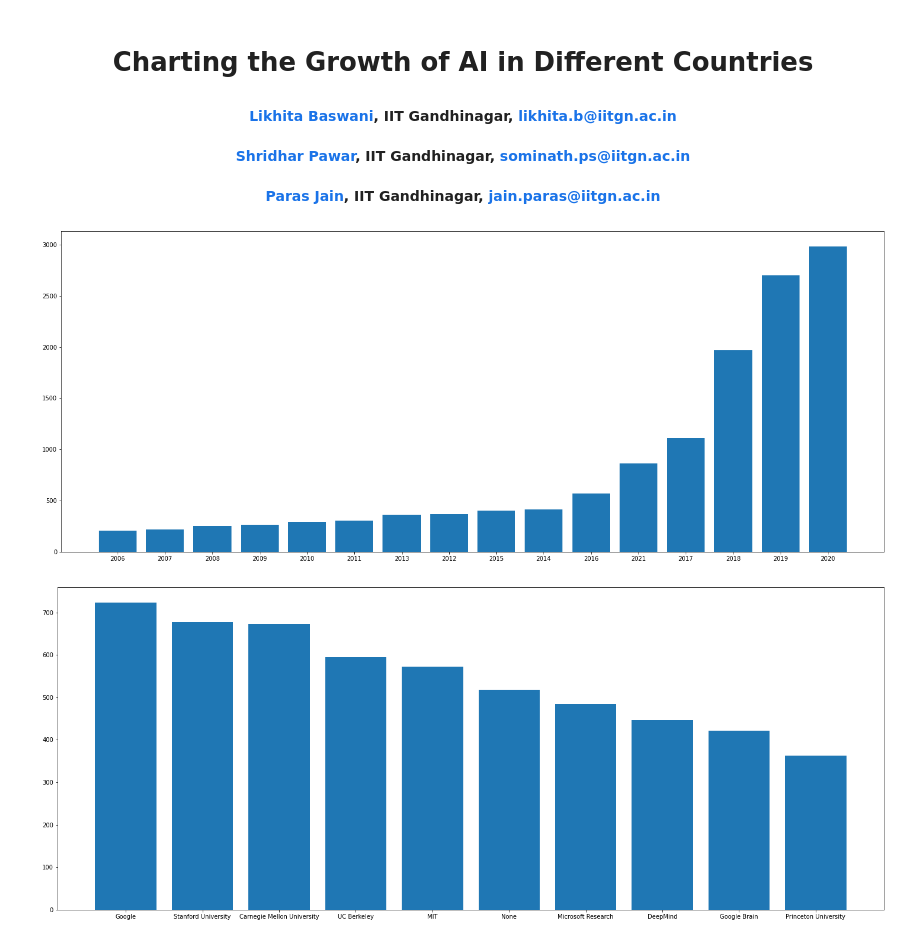
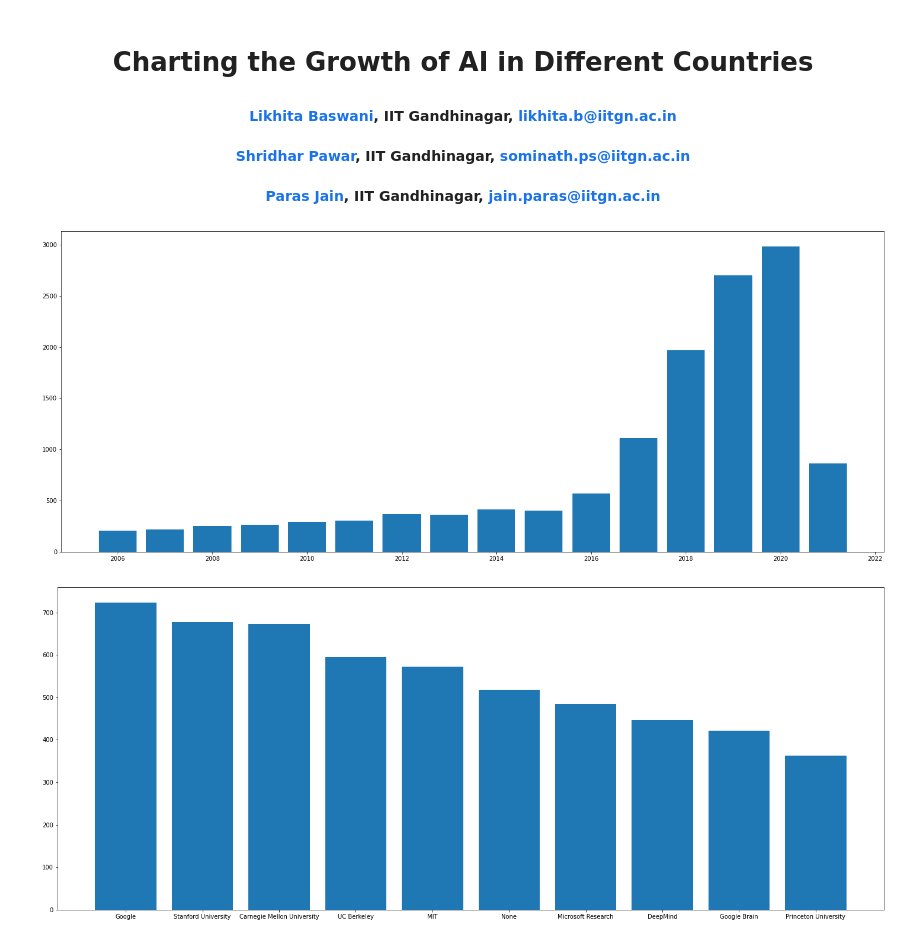
Before and after one commit to CS328-Spring-2022/writing-assignment-shridhar_likhita_paras, a Jupyter notebook: _notebooks/index.ipynb, the cells around one changed output. Saved outputs shown, nothing was run; the diff lists cells and outputs as text; code cells hidden in the pictures.

```diff
--- a/_notebooks/index.ipynb
+++ b/_notebooks/index.ipynb
@@ -17,14 +17,21 @@ df=pd.read_csv(r"C:\Users\jainp\OneDrive\Desktop\writing_assign\writing-assignme
 # %%
 sorted_yr=df.sort_values("Year")
 remove_dupli=sorted_yr.drop_duplicates(subset='Title', keep="last")
 d = dict(remove_dupli["Year"].value_counts())
 D = dict(reversed(list(d.items())))
 plt.figure(figsize=(25,10))
-plt.bar(range(len(D)), list(D.values()))
-plt.xticks(range(len(D)), list(D.keys()))
+x = [2006,2007,2008,2009,2010,2011,2012,2013,2014,2015,2016,2017,2018,2019,2020,2021]
+y=np.zeros(len(x))
+for i in range(len(x)):
+    y[i]=D[x[i]]
+# plt.plot(x,list(D.values()))
+# plt.bar(x, list(D.values()))
+plt.bar(x,y)
+# plt.xticks(x, list(D.keys()))
+plt.title("Plot 1: Number of AI publications per year")
 plt.show()
 # %% [output]
-[figure, old version]
+[figure, new version]
 # %%
 data=df.drop_duplicates(['Title','Affiliation'])
 c = dict(data["Affiliation"].value_counts(ascending=False))
```
Also changed, not shown: parts of 2 cells of this notebook.
